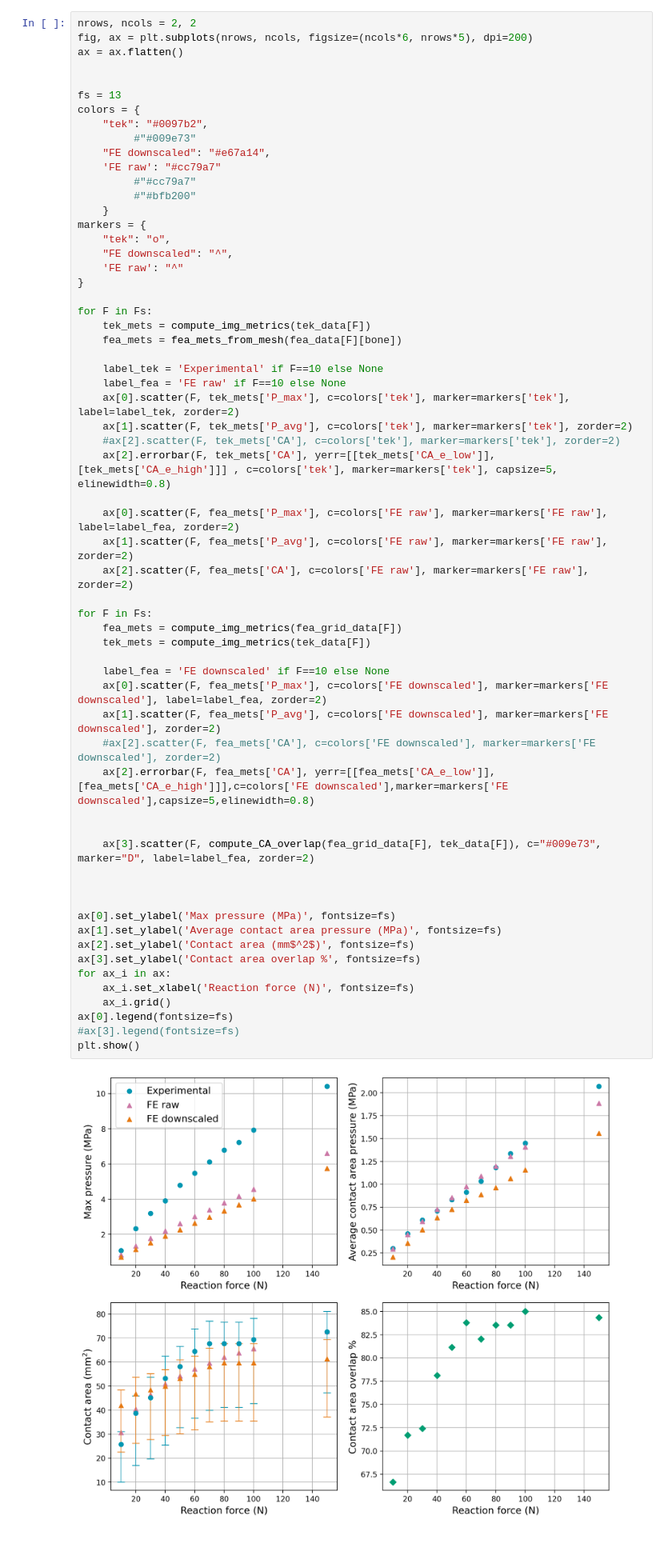
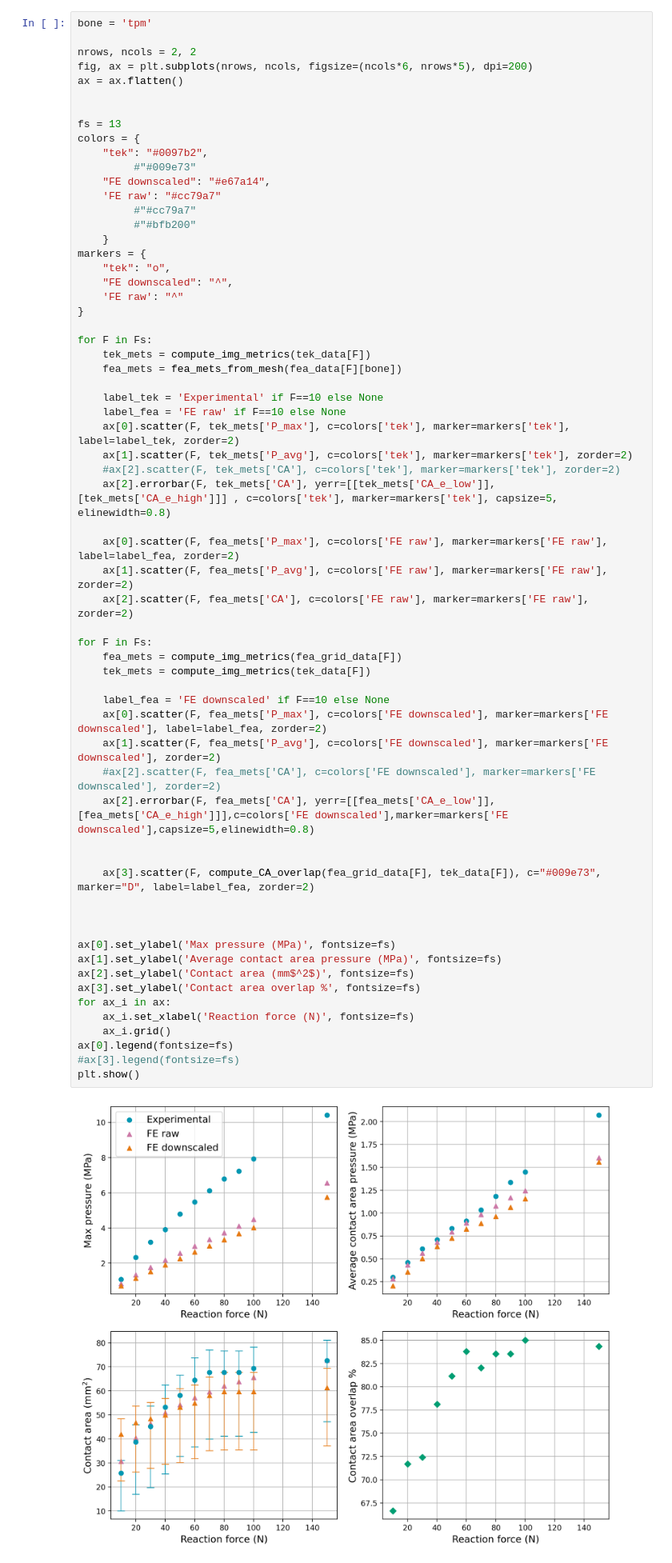
Before and after one commit to MattyOram/phd, a Jupyter notebook: WorkPackages/TMCJ-Contact/notebooks/feaAnalysis/accuracyCheck/14548Rneutral/14548RneutralStudy3-again.ipynb, the cells around one changed output. Shown at 80% size. Saved outputs shown, nothing was run; the diff lists cells and outputs as text.

```diff
--- a/WorkPackages/TMCJ-Contact/notebooks/feaAnalysis/accuracyCheck/14548Rneutral/14548RneutralStudy3-again.ipynb
+++ b/WorkPackages/TMCJ-Contact/notebooks/feaAnalysis/accuracyCheck/14548Rneutral/14548RneutralStudy3-again.ipynb
@@ -183,6 +183,8 @@ for F in Fs:
 # %% [markdown]
 # Plot results
 # %%
+bone = 'tpm'
+
 nrows, ncols = 2, 2
 fig, ax = plt.subplots(nrows, ncols, figsize=(ncols*6, nrows*5), dpi=200)
 ax = ax.flatten()
@@ -217,34 +219,34 @@ for F in Fs:
     ax[0].scatter(F, fea_mets['P_max'], c=colors['FE raw'], marker=markers['FE raw'], label=label_fea, zorder=2)
     ax[1].scatter(F, fea_mets['P_avg'], c=colors['FE raw'], marker=markers['FE raw'], zorder=2)
     ax[2].scatter(F, fea_mets['CA'], c=colors['FE raw'], marker=markers['FE raw'], zorder=2)
 
 for F in Fs:
     fea_mets = compute_img_metrics(fea_grid_data[F])
     tek_mets = compute_img_metrics(tek_data[F])
 
     label_fea = 'FE downscaled' if F==10 else None
     ax[0].scatter(F, fea_mets['P_max'], c=colors['FE downscaled'], marker=markers['FE downscaled'], label=label_fea, zorder=2)
     ax[1].scatter(F, fea_mets['P_avg'], c=colors['FE downscaled'], marker=markers['FE downscaled'], zorder=2)
     #ax[2].scatter(F, fea_mets['CA'], c=colors['FE downscaled'], marker=markers['FE downscaled'], zorder=2)
     ax[2].errorbar(F, fea_mets['CA'], yerr=[[fea_mets['CA_e_low']],[fea_mets['CA_e_high']]],c=colors['FE downscaled'],marker=markers['FE downscaled'],capsize=5,elinewidth=0.8)
 
 
     ax[3].scatter(F, compute_CA_overlap(fea_grid_data[F], tek_data[F]), c="#009e73", marker="D", label=label_fea, zorder=2)
 
 
 
 ax[0].set_ylabel('Max pressure (MPa)', fontsize=fs)
 ax[1].set_ylabel('Average contact area pressure (MPa)', fontsize=fs)
 ax[2].set_ylabel('Contact area (mm$^2$)', fontsize=fs)
 ax[3].set_ylabel('Contact area overlap %', fontsize=fs)
 for ax_i in ax:
     ax_i.set_xlabel('Reaction force (N)', fontsize=fs)
     ax_i.grid()
 ax[0].legend(fontsize=fs)
 #ax[3].legend(fontsize=fs)
 plt.show()
 # %% [output]
-[figure, old version]
+[figure, new version]
 # %%
 F = 150
 
```
